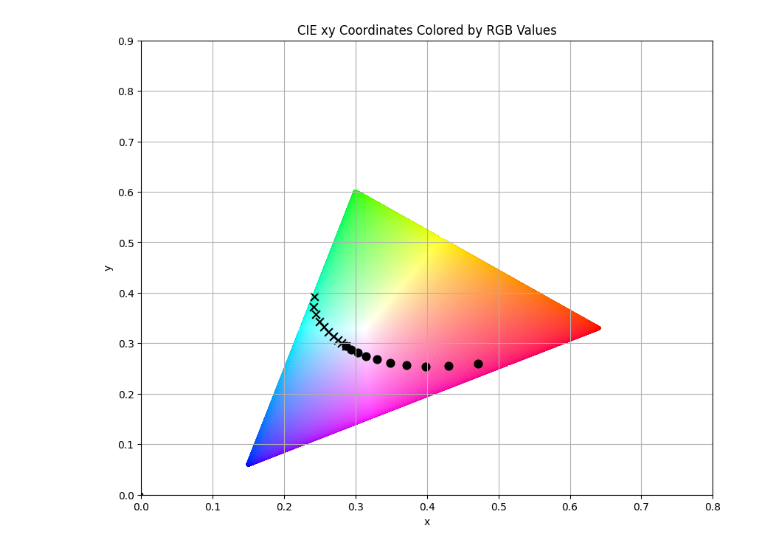
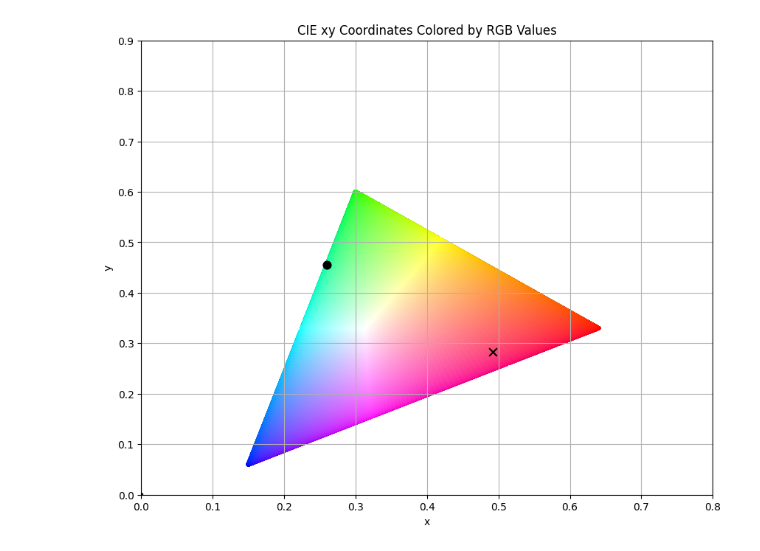
Before and after one commit to TimBerti/ColorPairs, a Jupyter notebook: color_pairs_optimization.ipynb, the cells around one changed output. Drawn from its saved outputs; the diff is of its cells as text; code cells hidden in the pictures.

```diff
--- a/color_pairs_optimization.ipynb
+++ b/color_pairs_optimization.ipynb
@@ -62,15 +62,3 @@ x, y, np.linalg.norm(y - x), np.linalg.norm(M.dot(x) - M.dot(y))
-# %%
-intensity = np.linspace(0, 1, 10)
-x_markers = []
-y_markers = []
-for i in intensity:
-    M = colour.blindness.matrix_cvd_Machado2009('Deuteranomaly', i)
-    x_new = M.dot(x)
-    y_new = M.dot(y)
-    x_markers.append(x_new)
-    y_markers.append(y_new)
-x_markers = np.array(x_markers)
-y_markers = np.array(y_markers)
 # %%
 def create_colorspace_grid(resolution=10):
     r, g, b = np.meshgrid(np.linspace(0, 1, resolution),
@@ -106,34 +94,36 @@ def xyz_to_xy(xyz):
 def rgb_to_cie_xy(rgb_array):
     xyz_array = rgb_to_xyz(rgb_array)
     return xyz_to_xy(xyz_array)
 
 def plot_colored_coordinates(xy_coords, rgb_values, title, x_markers=None, y_markers=None):
     plt.figure(figsize=(10, 8))
 
     plt.scatter(xy_coords[:, 0], xy_coords[:, 1], c=rgb_values, s=10)
 
     if x_markers is not None:
         xy_coords_x = rgb_to_cie_xy(x_markers)
         plt.scatter(xy_coords_x[:, 0], xy_coords_x[:, 1], c='black', s=60, marker='x')
 
     if y_markers is not None:
         xy_coords_y = rgb_to_cie_xy(y_markers)
         plt.scatter(xy_coords_y[:, 0], xy_coords_y[:, 1], c='black', s=60, marker='o')
 
     plt.xlim([0, 0.8])
     plt.ylim([0, 0.9])
 
     plt.xlabel('x')
     plt.ylabel('y')
     plt.title(title)
     plt.grid(True)
     return plt
 
+x_markers = np.array([np.round(255*x)/255])
+y_markers = np.array([np.round(255*y)/255])
 colorspace = create_colorspace_grid(60)
 cie_xy_coords = rgb_to_cie_xy(colorspace)
 plot_colored_coordinates(cie_xy_coords, colorspace, 'CIE xy Coordinates Colored by RGB Values', x_markers=x_markers, y_markers=y_markers);
 # %% [output]
-[figure, old version]
+[figure, new version]
 # %%
 colors_cvd = M.dot(colorspace.T).T.clip(0,1)
 plot_colored_coordinates(cie_xy_coords, colors_cvd, f'CIE xy Coordinates Colored by RGB Values as seen by someone with Deuteranomaly', x_markers=x_markers, y_markers=y_markers);
```
Also changed, not shown: parts of 4 cells of this notebook.
